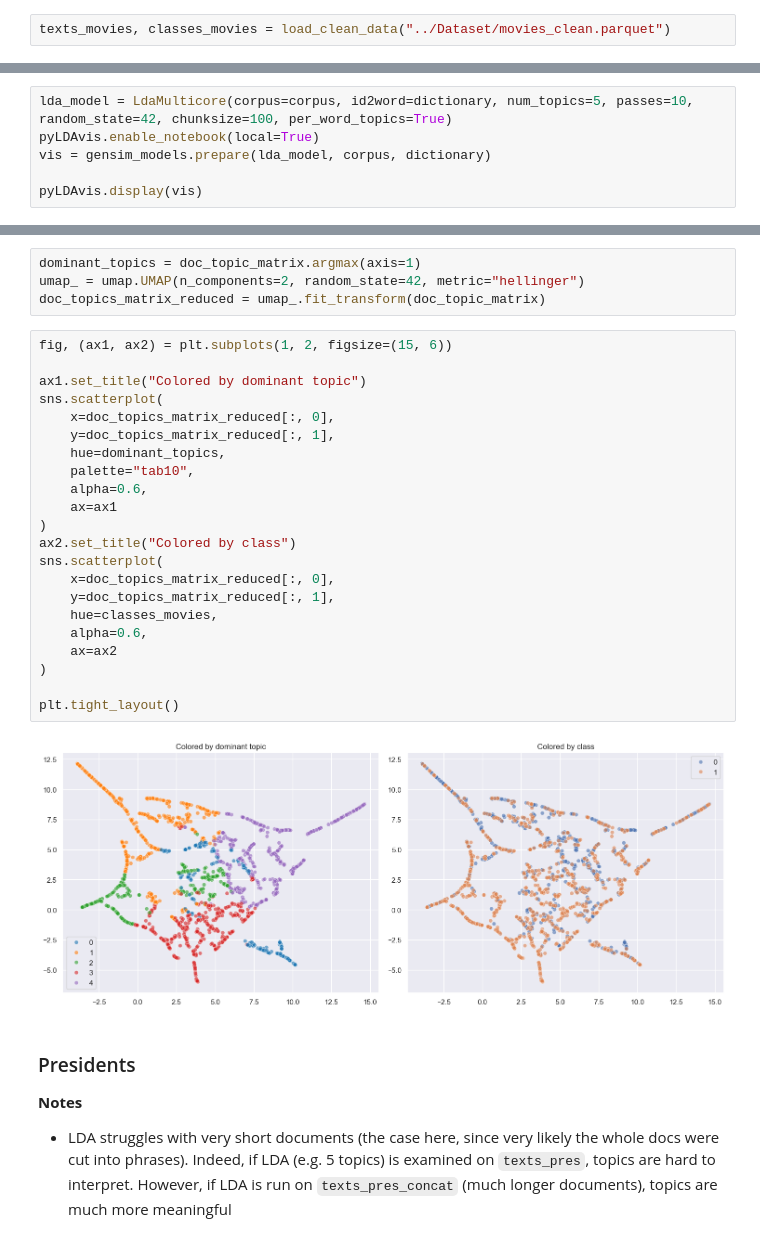
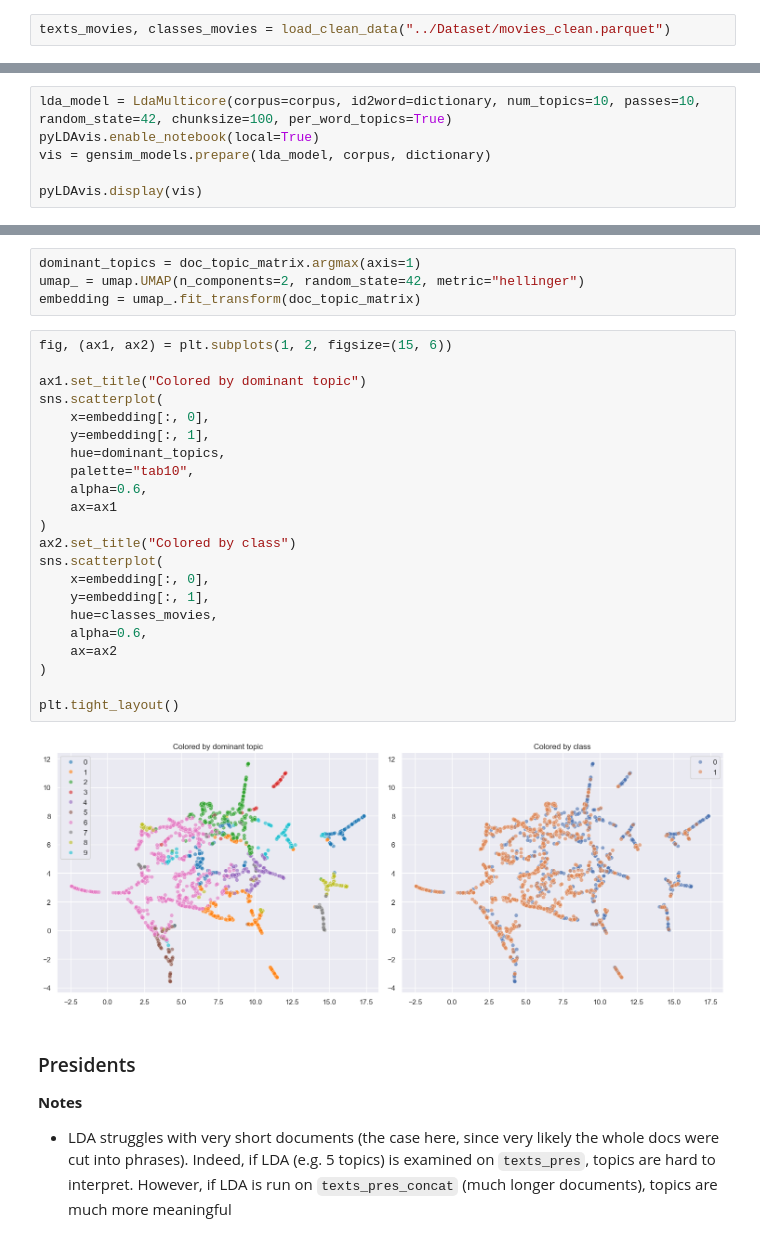
Before and after one commit to BshKatrin/RITAL-NLP-project, a Jupyter notebook: notebooks/dim_reduction.ipynb, the cells around one changed output, grey strips where cells are left out. Cells and saved outputs as stored; diff of their text form.

```diff
--- a/notebooks/dim_reduction.ipynb
+++ b/notebooks/dim_reduction.ipynb
@@ -85,5 +59,5 @@ plt.tight_layout()
 # %%
-lda_model = LdaMulticore(corpus=corpus, id2word=dictionary, num_topics=5, passes=10, random_state=42, chunksize=100, per_word_topics=True)
+lda_model = LdaMulticore(corpus=corpus, id2word=dictionary, num_topics=10, passes=10, random_state=42, chunksize=100, per_word_topics=True)
 pyLDAvis.enable_notebook(local=True)
 vis = gensim_models.prepare(lda_model, corpus, dictionary)
 
@@ -105,31 +85,31 @@ plt.grid(False)
 # %%
 dominant_topics = doc_topic_matrix.argmax(axis=1)
 umap_ = umap.UMAP(n_components=2, random_state=42, metric="hellinger")
-doc_topics_matrix_reduced = umap_.fit_transform(doc_topic_matrix)
+embedding = umap_.fit_transform(doc_topic_matrix)
 # %%
 fig, (ax1, ax2) = plt.subplots(1, 2, figsize=(15, 6))
 
 ax1.set_title("Colored by dominant topic")
 sns.scatterplot(
-    x=doc_topics_matrix_reduced[:, 0],
-    y=doc_topics_matrix_reduced[:, 1],
+    x=embedding[:, 0],
+    y=embedding[:, 1],
     hue=dominant_topics,
     palette="tab10",
     alpha=0.6,
     ax=ax1
 )
 ax2.set_title("Colored by class")
 sns.scatterplot(
-    x=doc_topics_matrix_reduced[:, 0],
-    y=doc_topics_matrix_reduced[:, 1],
+    x=embedding[:, 0],
+    y=embedding[:, 1],
     hue=classes_movies,
     alpha=0.6,
     ax=ax2
 )
 
 plt.tight_layout()
 # %% [output]
-[figure, old version]
+[figure, new version]
 # %% [markdown]
 ### Presidents
 
```
Also changed, not shown: parts of 22 cells of this notebook.
